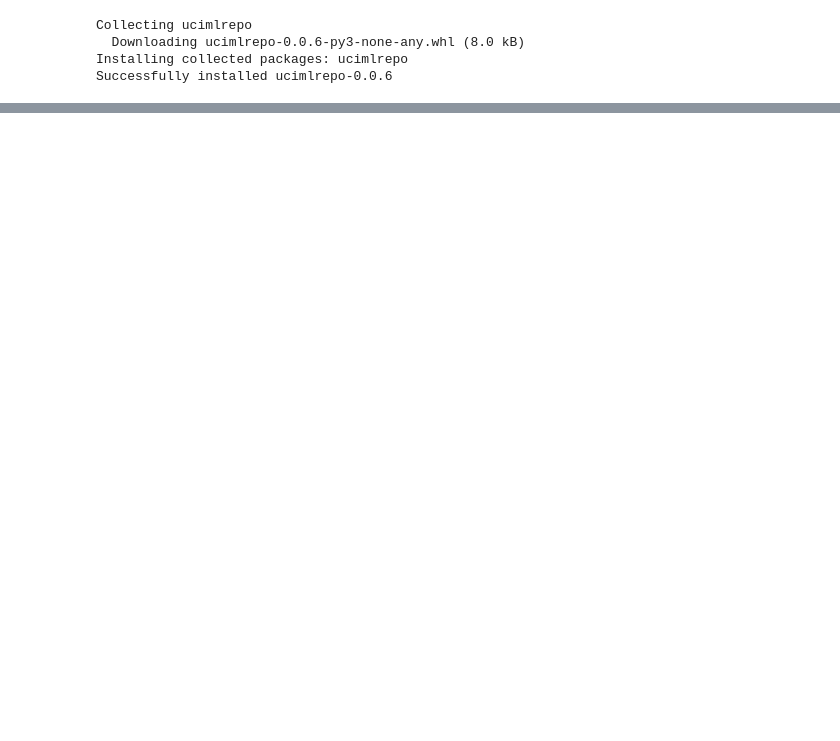
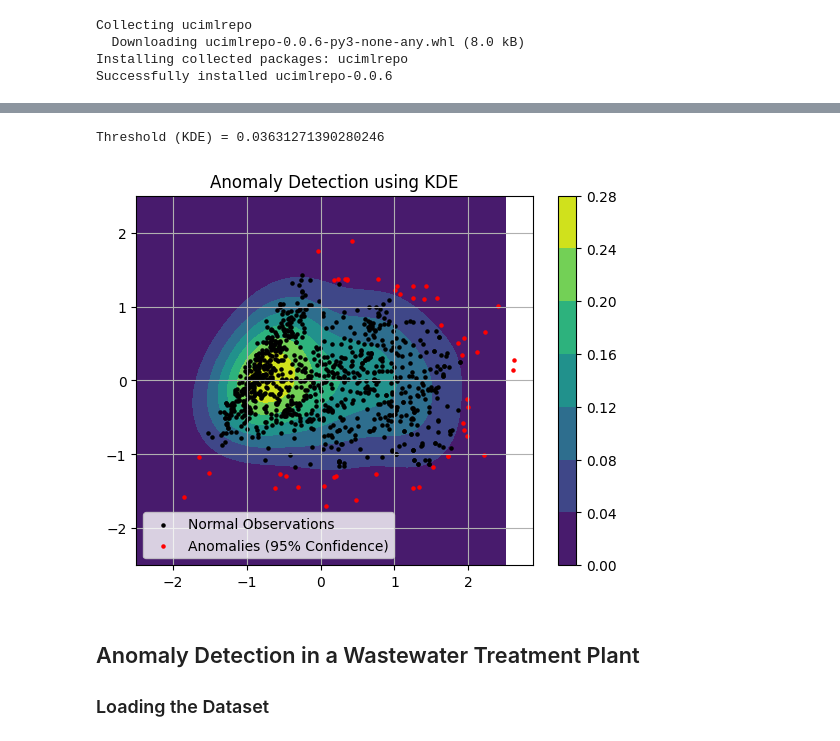
Before and after one commit to jaceroldan/mex6-trip-advisor, a Jupyter notebook: trip_advisor_clustering.ipynb, the cells around one changed output, grey strips where cells are left out. Cells and saved outputs as stored; diff of their text form; code cells hidden in the pictures; blank space fills up the shorter version.

Commit message:
Add anomaly detection in wastewater treatment plant

```diff
--- a/trip_advisor_clustering.ipynb
+++ b/trip_advisor_clustering.ipynb
@@ -45,0 +134,32 @@ for k in range(2, 11):  # Testing from 2 to 10 clusters
+# %%
+# Make a meshgrid for plotting surfaces
+Xp, Yp = np.meshgrid(np.linspace(-2.5,2.5),np.linspace(-2.5,2.5))
+XY = np.vstack([Xp.ravel(), Yp.ravel()]).T
+
+from sklearn.neighbors import KernelDensity
+kde = KernelDensity(kernel='gaussian',bandwidth=0.4).fit(X_pca)
+Zp = np.exp(kde.score_samples(XY))
+Zp = Zp.reshape(Xp.shape)
+
+scores = kde.score_samples(X_pca)
+threshold = np.quantile(scores,0.05)
+print(f"Threshold (KDE) = {np.exp(threshold)}")
+
+normals = X_pca[scores > threshold,:]
+anomals = X_pca[scores <= threshold,:]
+
+cntr = plt.contourf(Xp, Yp, Zp, cmap='viridis')
+plt.scatter(normals[:,0], normals[:,1], s=5, color='k', label='Normal Observations')
+plt.scatter(anomals[:,0], anomals[:,1], s=5, color='r', label='Anomalies (95% Confidence)')
+plt.title('Anomaly Detection using KDE')
+plt.colorbar(cntr)
+plt.legend()
+plt.grid()
+plt.show()
+# %% [output]
+Threshold (KDE) = 0.03631271390280246
+[figure, added]
+# %% [markdown]
+## Anomaly Detection in a Wastewater Treatment Plant
+
+### Loading the Dataset
```
Also changed, not shown: parts of 20 cells of this notebook.
